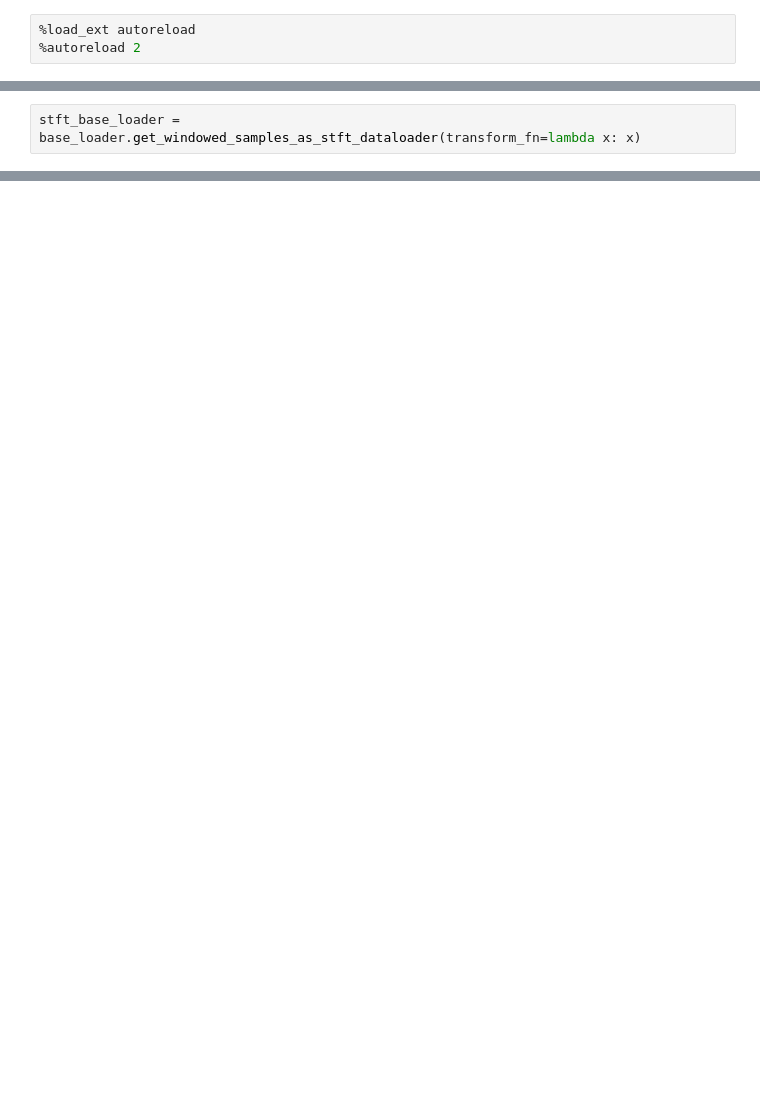
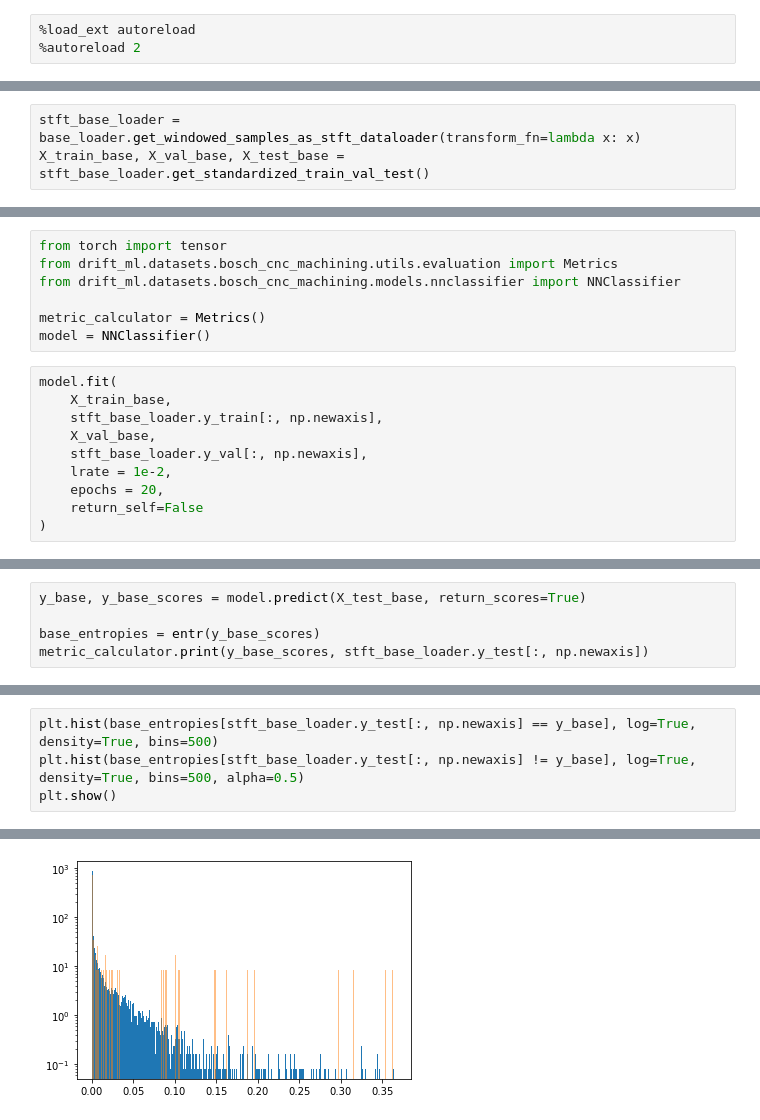
Before and after one commit to nicolasj92/drift_ml, a Jupyter notebook: src/drift_ml/datasets/bosch_cnc_machining/notebooks/stft_augment_cnn.ipynb, the cells around one changed output, grey strips where cells are left out. Drawn from its saved outputs; the diff is of its cells as text; blank space fills up the shorter version.

```diff
--- a/src/drift_ml/datasets/bosch_cnc_machining/notebooks/stft_augment_cnn.ipynb
+++ b/src/drift_ml/datasets/bosch_cnc_machining/notebooks/stft_augment_cnn.ipynb
@@ -18,2 +21,3 @@ base_loader.generate_datasets_by_size(train_size=.5,val_size=.1,test_size=.4)
 # %%
 stft_base_loader = base_loader.get_windowed_samples_as_stft_dataloader(transform_fn=lambda x: x)
+X_train_base, X_val_base, X_test_base = stft_base_loader.get_standardized_train_val_test()
@@ -94,0 +24,17 @@ for shift in shifts:
+# %%
+from torch import tensor
+from drift_ml.datasets.bosch_cnc_machining.utils.evaluation import Metrics
+from drift_ml.datasets.bosch_cnc_machining.models.nnclassifier import NNClassifier
+
+metric_calculator = Metrics()
+model = NNClassifier()
+# %%
+model.fit(
+    X_train_base,
+    stft_base_loader.y_train[:, np.newaxis],
+    X_val_base,
+    stft_base_loader.y_val[:, np.newaxis],
+    lrate = 1e-2,
+    epochs = 20,
+    return_self=False
+)
@@ -94,0 +43,5 @@ for shift in shifts:
+# %%
+y_base, y_base_scores = model.predict(X_test_base, return_scores=True)
+
+base_entropies = entr(y_base_scores)
+metric_calculator.print(y_base_scores, stft_base_loader.y_test[:, np.newaxis])
@@ -94,0 +71,5 @@ for shift in shifts:
+# %%
+plt.hist(base_entropies[stft_base_loader.y_test[:, np.newaxis] == y_base], log=True, density=True, bins=500)
+plt.hist(base_entropies[stft_base_loader.y_test[:, np.newaxis] != y_base], log=True, density=True, bins=500, alpha=0.5)
+plt.show()
+# %% [output]
@@ -94,0 +93 @@ for shift in shifts:
+[figure, added]
```
Also changed, not shown: parts of 15 cells of this notebook, 1 other file.
